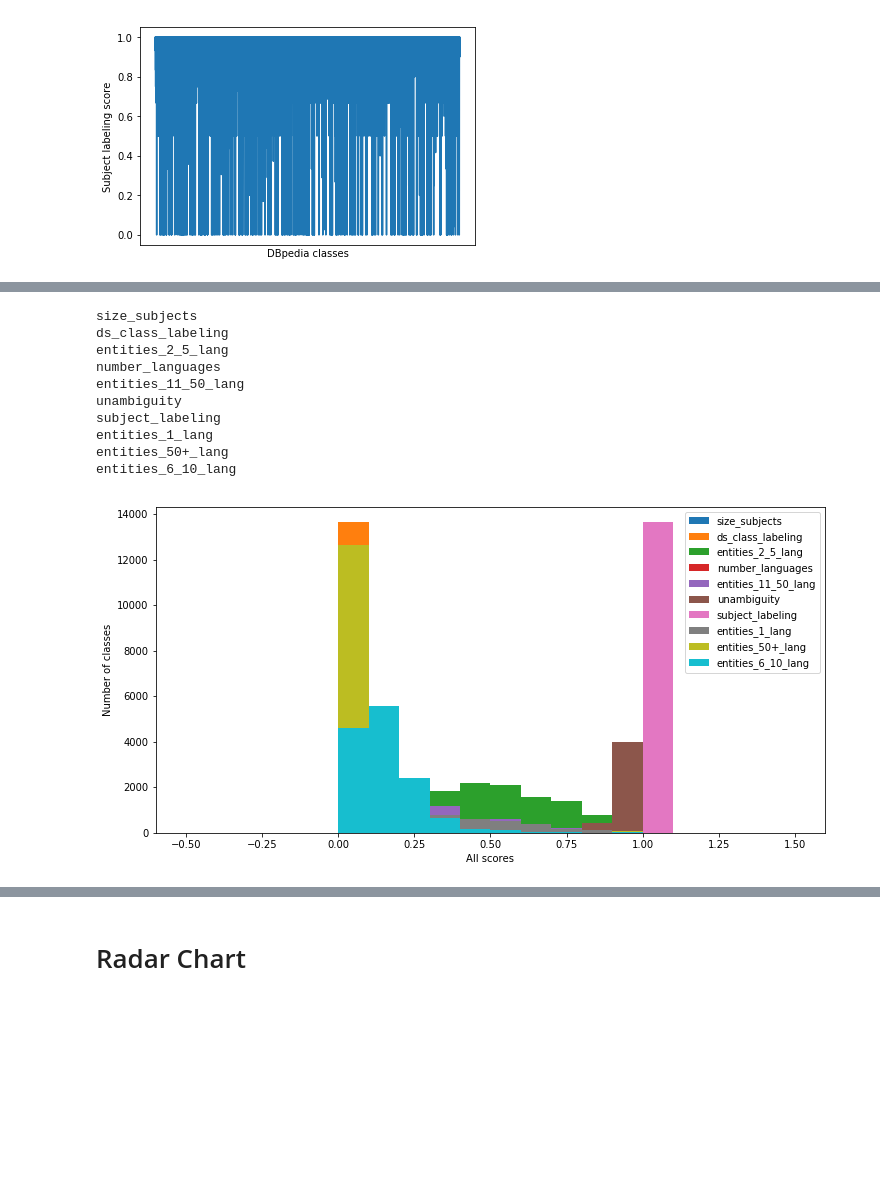
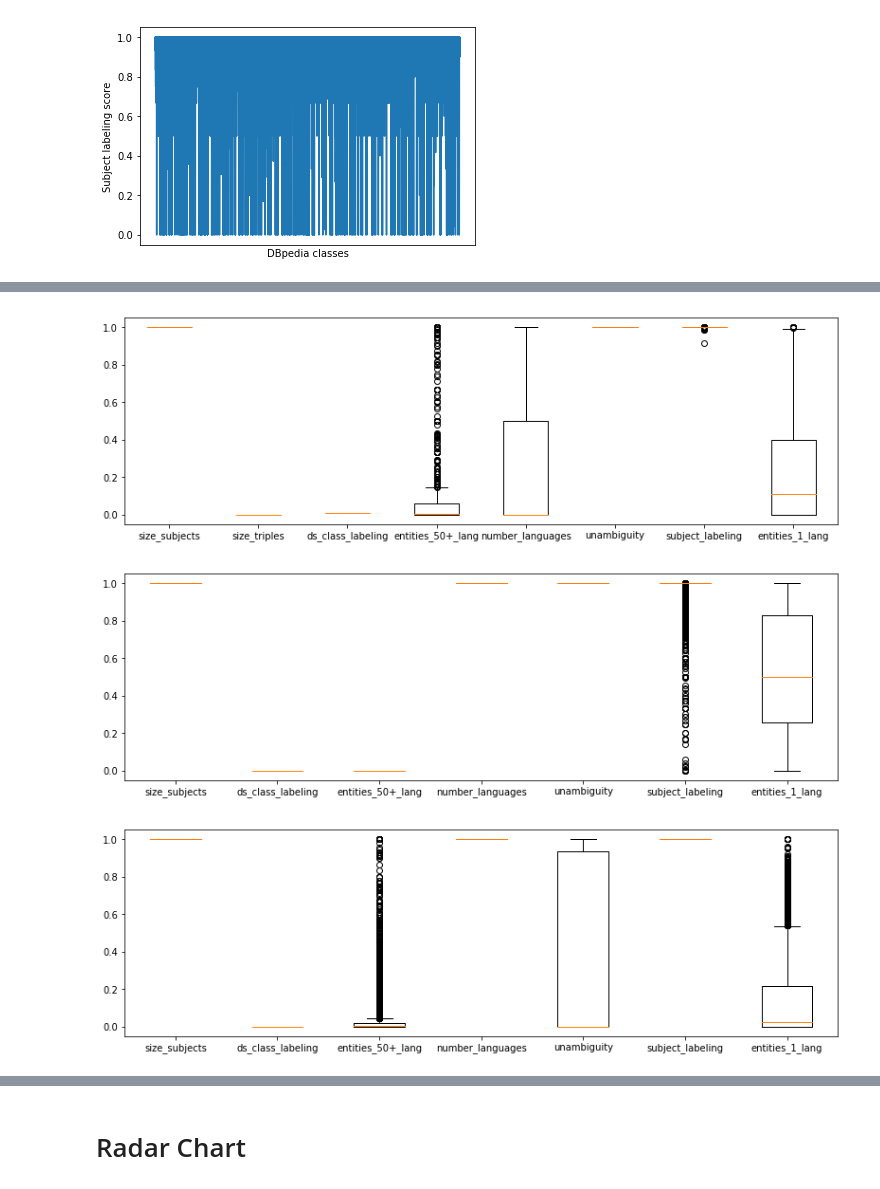
Before and after one commit to luciekaffee/metrics-label, a Jupyter notebook: graphs/Graphs.ipynb, the cells around one changed output, grey strips where cells are left out. Drawn from its saved outputs; the diff is of its cells as text; code cells hidden in the pictures; blank space fills up the shorter version.

Commit message:
add boxplots

```diff
--- a/graphs/Graphs.ipynb
+++ b/graphs/Graphs.ipynb
@@ -54,11 +55,11 @@ for cl, data in dbpedia_rdfmt.iteritems():
     else:
         dbpedia_subject_labeling[cl] = 0
 
-#yago_subject_labeling = {}
-#for cl, data in yago_rdfmt.iteritems():
-#    if not data['subject_labeling']:
-#        data['subject_labeling'] = 0
-#    yago_subject_labeling[cl] = data['subject_labeling']
+yago_subject_labeling = {}
+for cl, data in yago_rdfmt.iteritems():
+    if not data['subject_labeling']:
+        data['subject_labeling'] = 0
+    yago_subject_labeling[cl] = data['subject_labeling']
 
 linkedmdb_subject_labeling = {}
 for cl, data in linkedmdb_rdfmt.iteritems():
@@ -106,10 +107,10 @@ plt.savefig('subject-labeling-score-dbpedia.pdf')
 # %%
-import numbers
 data_wd = {}
-for x in yago_rdfmt.values():
+for x in wikidata_rdfmt.values():
     for metric, data in x.iteritems():
         if not isinstance(data, numbers.Number) or not data <= 1:
-            print metric
+            continue
+        if metric == 'entities_2_5_lang' or metric == 'entities_11_50_lang' or metric == 'entities_6_10_lang':
             continue
         if metric in data_wd:
             data_wd[metric].append(data)
@@ -136,22 +119,9 @@ ds
-# %%
-for key, value in data_wd.iteritems():
-    plt.hist(value, label=key)
-    print key
-plt.rcParams["figure.figsize"] = [12,6]
-plt.legend(loc='upper right')
-plt.xlabel('All scores')
-plt.ylabel('Number of classes')
-
-plt.savefig('wikidata-all-metrics-classes.pdf')
-# %% [output]
-size_subjects
-ds_class_labeling
-entities_2_5_lang
-number_languages
-entities_11_50_lang
-unambiguity
-subject_labeling
-entities_1_lang
-entities_50+_lang
-entities_6_10_lang
-[figure, removed]
+# %%
+fig = plt.gcf()
+fig.set_size_inches(13.5, 4)
+labels, data = data_wd.keys(), data_wd.values()
+plt.boxplot(data)
+plt.xticks(range(1, len(labels) + 1), labels)
+plt.savefig('boxplot-wikidata.pdf')
+# %% [output]
+[figure, added]
@@ -157,0 +140,9 @@ entities_6_10_lang
+# %%
+fig = plt.gcf()
+fig.set_size_inches(13.5, 4)
+labels, data = data_db.keys(), data_db.values()
+plt.boxplot(data)
+plt.xticks(range(1, len(labels) + 1), labels)
+plt.savefig('boxplot-dbpedia.pdf')
+# %% [output]
+[figure, added]
@@ -157,0 +161,9 @@ entities_6_10_lang
+# %%
+fig = plt.gcf()
+fig.set_size_inches(13.5, 4)
+labels, data = data_yago.keys(), data_yago.values()
+plt.boxplot(data)
+plt.xticks(range(1, len(labels) + 1), labels)
+plt.savefig('boxplot-yago.pdf')
+# %% [output]
+[figure, added]
```
Also changed, not shown: parts of 10 cells of this notebook, 6 other files.
